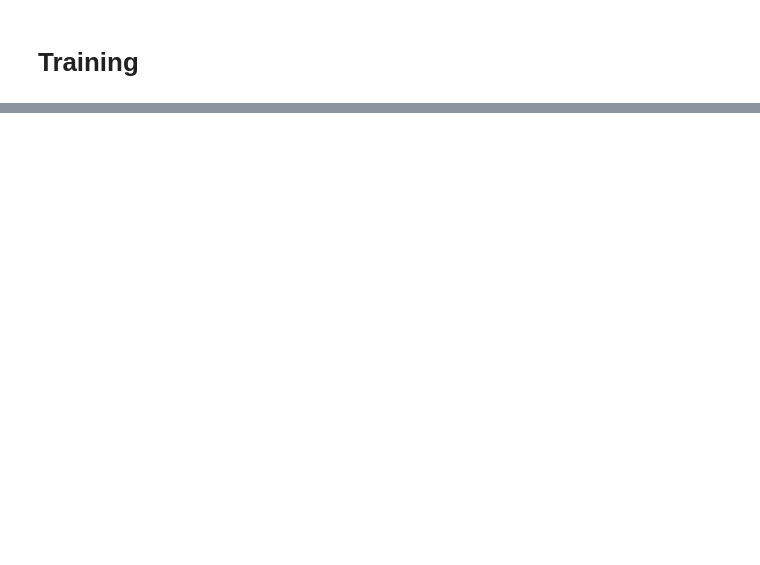
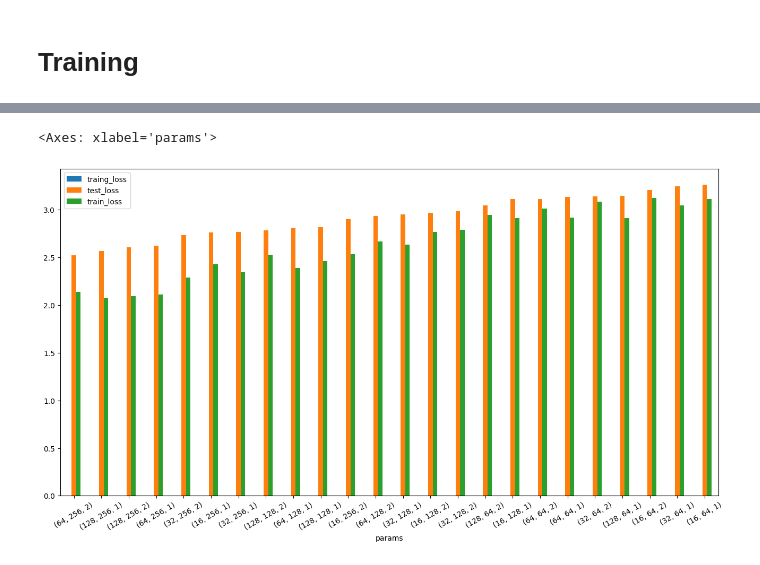
Before and after one commit to jGrzyb/handwriting_recognition, a Jupyter notebook: handwriting.ipynb, the cells around one changed output, grey strips where cells are left out. Drawn from its saved outputs; the diff is of its cells as text; code cells hidden in the pictures; blank space fills up the shorter version.

```diff
--- a/handwriting.ipynb
+++ b/handwriting.ipynb
@@ -283,0 +291,9 @@ with torch.no_grad():
+# %%
+criterion = nn.CTCLoss(blank=0, zero_infinity=True).to(device)
+model = HandWritingModel(128, 512, 2).to(device)
+optimizer = optim.Adam(model.parameters(), lr=1e-4)
+# scheduler = optim.lr_scheduler.StepLR(optimizer, step_size=1, gamma=0.1)
+
+train_loader, test_loader, val_loader = getLoaders(df, size=1.0, batch_size=4, not_train_size=0.2)
+# %%
+train_model(model, criterion, optimizer, train_loader, val_loader, epochs=2)
@@ -283,0 +303,7 @@ with torch.no_grad():
+# %%
+test_loss = test_model(model, criterion, test_loader)
+print(f"Test Loss: {test_loss:.3f}")
+
+predictions = predict(model, df.sample(50))
+for i in predictions:
+    print(i)
@@ -283,0 +330,23 @@ with torch.no_grad():
+# %%
+criterion = nn.CTCLoss(blank=0, zero_infinity=True).to(device)
+
+tested_parameters = list(product([16, 32, 64, 128], [64, 128, 256], [1, 2]))
+
+train_loader, test_loader, val_loader = getLoaders(df, size=0.03, batch_size=4, not_train_size=0.2)
+
+results = pd.DataFrame({
+    'params': tested_parameters,
+    'train_loss': 0.0,
+    'test_loss': 0.0
+})
+
+for i in range(len(results)):
+    row = results.iloc[i]
+    print(f'c: {row["params"][0]}, h: {row["params"][1]}, n: {row["params"][2]}')
+    model = HandWritingModel(row['params'][0], row['params'][1], row['params'][2]).to(device)
+    optimizer = optim.Adam(model.parameters(), lr=1e-4)
+    train_model(model, criterion, optimizer, train_loader, val_loader, epochs=1)
+    results.loc[i, 'train_loss'] = test_model(model, criterion, train_loader)
+    results.loc[i, 'test_loss'] = test_model(model, criterion, test_loader)
+
+print(results)
@@ -283,0 +359,7 @@ with torch.no_grad():
+# %%
+results = results.sort_values(by='test_loss', ascending=True)
+
+results.set_index('params').plot(kind='bar', figsize=(16, 8), rot=30)
+# %% [output]
+<Axes: xlabel='params'>
+[figure, added]
```
Also changed, not shown: parts of 16 cells of this notebook.
